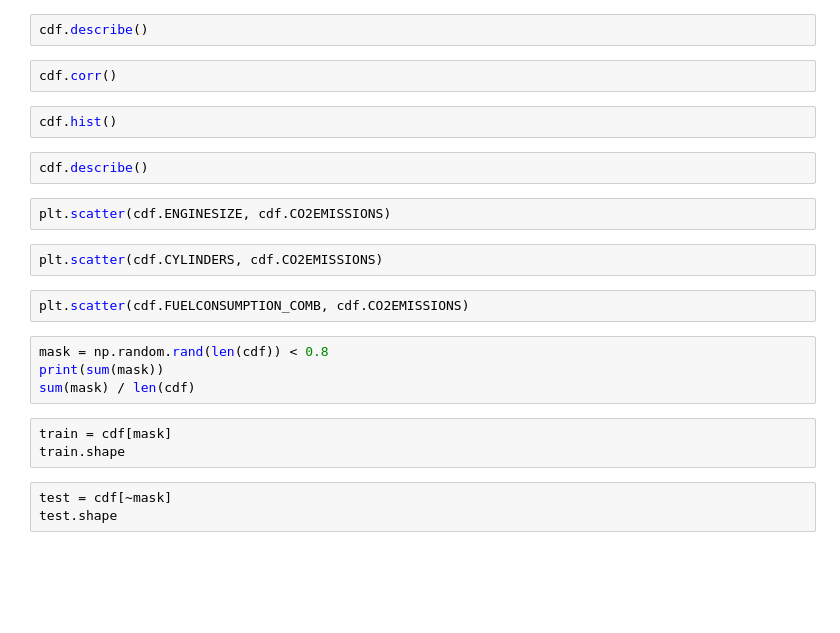
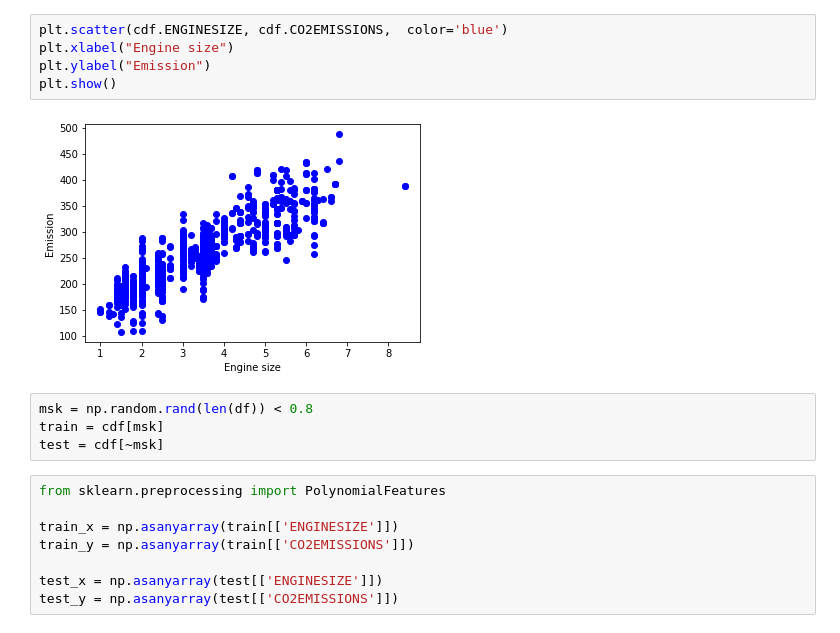
Before and after one commit to Nahid-Hassan/advanced-machine-learning-v1, a Jupyter notebook: code-colab/main.ipynb, the cells around one changed output. Saved outputs shown, nothing was run; the diff lists cells and outputs as text; blank space fills up the shorter version.

```diff
--- a/code-colab/main.ipynb
+++ b/code-colab/main.ipynb
@@ -16,24 +30,19 @@ cdf.head(9)
-# %%
-cdf.describe()
-# %%
-cdf.corr()
-# %%
-cdf.hist()
-# %%
-cdf.describe()
 # %%
-plt.scatter(cdf.ENGINESIZE, cdf.CO2EMISSIONS)
+plt.scatter(cdf.ENGINESIZE, cdf.CO2EMISSIONS,  color='blue')
+plt.xlabel("Engine size")
+plt.ylabel("Emission")
+plt.show()
+# %% [output]
+[figure, added]
-# %%
-plt.scatter(cdf.CYLINDERS, cdf.CO2EMISSIONS)
-# %%
-plt.scatter(cdf.FUELCONSUMPTION_COMB, cdf.CO2EMISSIONS)
 # %%
-mask = np.random.rand(len(cdf)) < 0.8
-print(sum(mask))
-sum(mask) / len(cdf)
+msk = np.random.rand(len(df)) < 0.8
+train = cdf[msk]
+test = cdf[~msk]
-# %%
-train = cdf[mask]
-train.shape
-# %%
-test = cdf[~mask]
-test.shape
+# %%
+from sklearn.preprocessing import PolynomialFeatures
+
+train_x = np.asanyarray(train[['ENGINESIZE']])
+train_y = np.asanyarray(train[['CO2EMISSIONS']])
+
+test_x = np.asanyarray(test[['ENGINESIZE']])
+test_y = np.asanyarray(test[['CO2EMISSIONS']])
```
Also changed, not shown: parts of 17 cells of this notebook, 42 other files.
